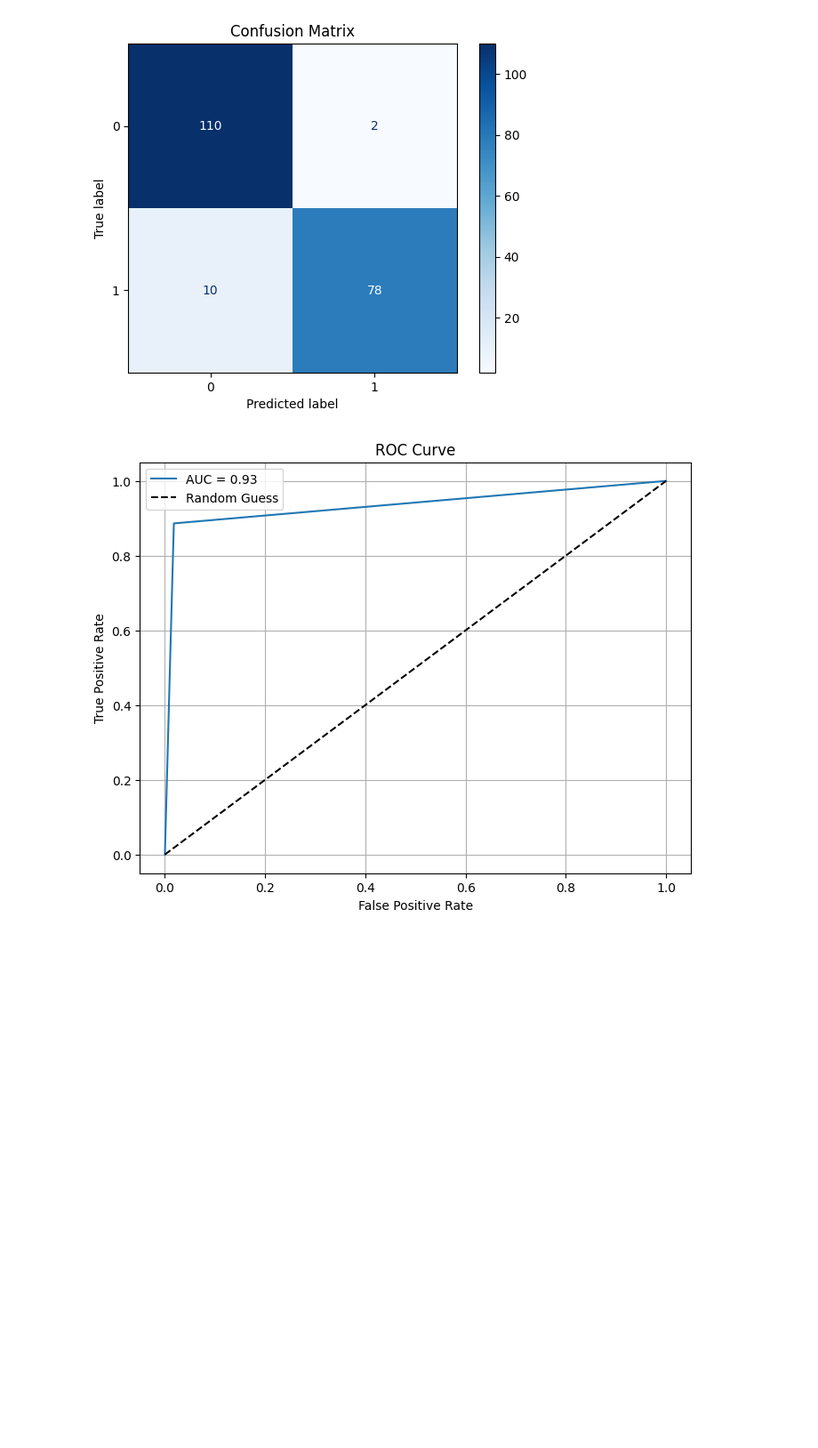
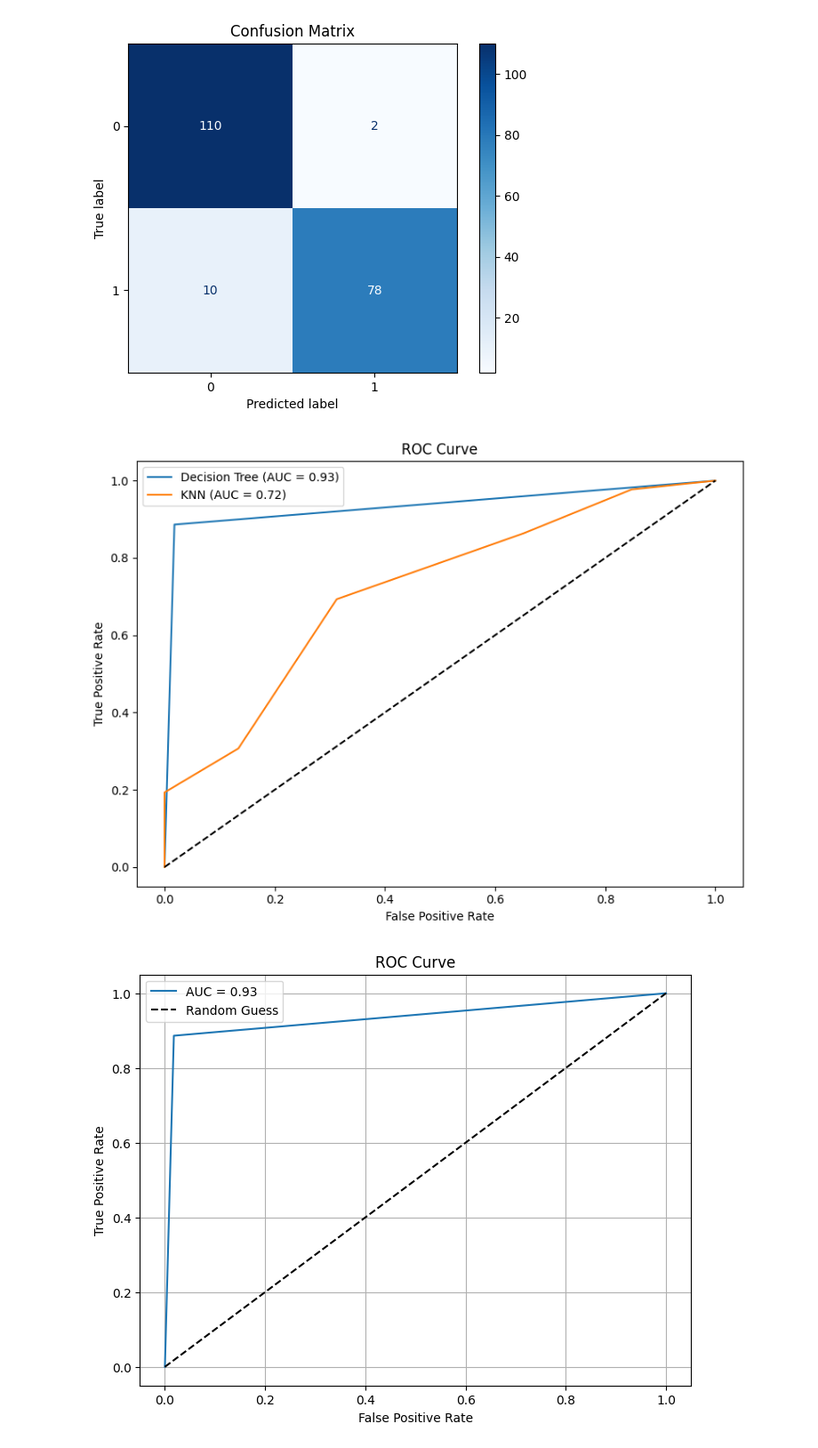
Before and after one commit to IraniS12/202255202004_shilvia-irani-sukri, a Jupyter notebook: UasDatming.ipynb, the cells around one changed output. Shown at 89% size. Saved outputs shown, nothing was run; the diff lists cells and outputs as text; code cells hidden in the pictures; blank space fills up the shorter version.

```diff
--- a/UasDatming.ipynb
+++ b/UasDatming.ipynb
@@ -119,6 +119,28 @@ plt.title("Confusion Matrix")
 plt.show()
 # %% [output]
 [figure]
+# %%
+# === 9. ROC Curve dan Precision-Recall Curve ===
+y_score_dt = dt_model.predict_proba(X_test)[:,1]
+fpr_dt, tpr_dt, _ = roc_curve(y_test, y_score_dt)
+roc_auc_dt = auc(fpr_dt, tpr_dt)
+
+y_score_knn = knn_model.predict_proba(X_test)[:,1]
+fpr_knn, tpr_knn, _ = roc_curve(y_test, y_score_knn)
+roc_auc_knn = auc(fpr_knn, tpr_knn)
+
+plt.figure(figsize=(8,6))
+plt.plot(fpr_dt, tpr_dt, label=f"Decision Tree (AUC = {roc_auc_dt:.2f})")
+plt.plot(fpr_knn, tpr_knn, label=f"KNN (AUC = {roc_auc_knn:.2f})")
+plt.plot([0, 1], [0, 1], 'k--')
+plt.xlabel("False Positive Rate")
+plt.ylabel("True Positive Rate")
+plt.title("ROC Curve")
+plt.legend()
+plt.tight_layout()
+plt.show()
+# %% [output]
+[figure, added]
 # %%
 y_proba = dt_model.predict_proba(X_test)[:,1]  # ganti ke knn_model bila perlu
 fpr, tpr, _ = roc_curve(y_test, y_proba)
```
